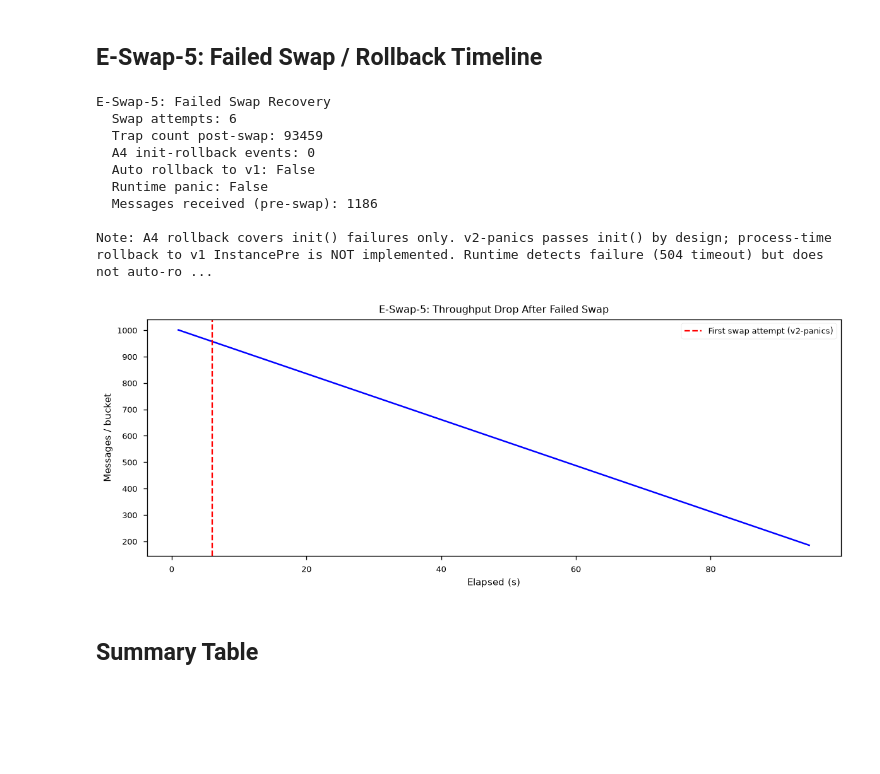
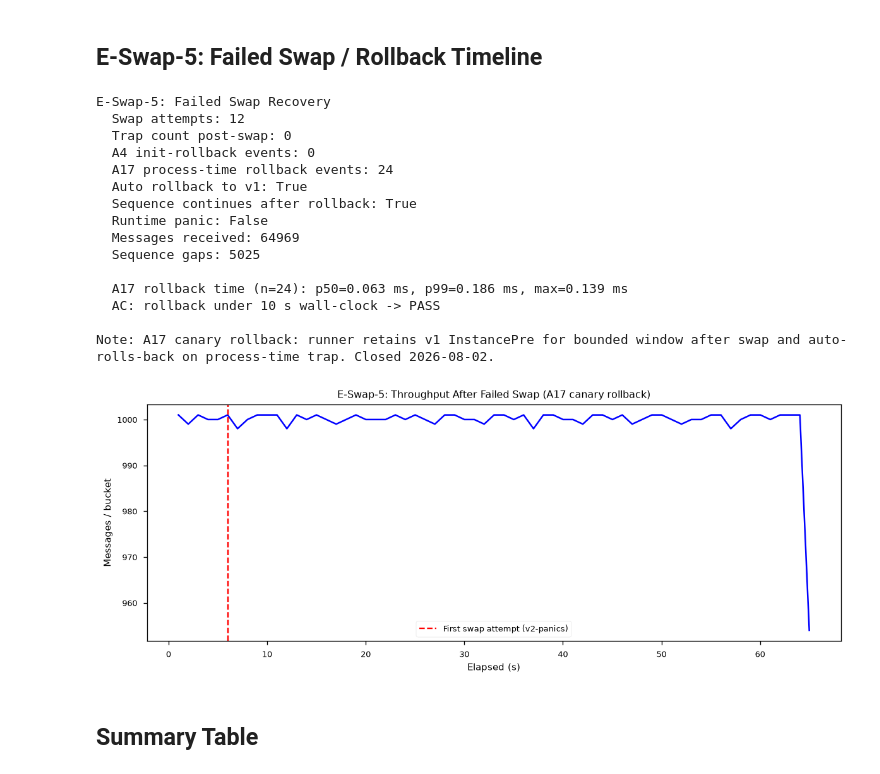
Before and after one commit to PedroKlein/wafer, a Jupyter notebook: eval/analysis/notebooks/05-hotswap-timeline.ipynb, the cells around one changed output. Cells and saved outputs as stored; diff of their text form; code cells hidden in the pictures; blank space fills up the shorter version.

Commit message:
eval(e-swap-5): re-run shakedown + regen notebook + record rollback

```diff
--- a/eval/analysis/notebooks/05-hotswap-timeline.ipynb
+++ b/eval/analysis/notebooks/05-hotswap-timeline.ipynb
@@ -250,42 +250,66 @@ with open(sd5 / 'shakedown.json') as f:
     e5_data = json.load(f)
 
 # Summary
 print('E-Swap-5: Failed Swap Recovery')
 print(f'  Swap attempts: {e5_data["swap_attempts"]}')
 print(f'  Trap count post-swap: {e5_data["trap_count_post_swap"]}')
 print(f'  A4 init-rollback events: {e5_data["a4_init_rollback_events"]}')
+print(f'  A17 process-time rollback events: {e5_data.get("a17_process_time_rollback_events", 0)}')
 print(f'  Auto rollback to v1: {e5_data["auto_rollback_to_v1"]}')
+print(f'  Sequence continues after rollback: {e5_data["sequence_continues_after_rollback"]}')
 print(f'  Runtime panic: {e5_data["runtime_panic"]}')
-print(f'  Messages received (pre-swap): {e5_data["total_received"]}')
-print(f'')
+print(f'  Messages received: {e5_data["total_received"]}')
+print(f'  Sequence gaps: {e5_data["sequence_gaps"]}')
+
+# A17 (Closed 2026-08-02): show per-event rollback times; AC threshold <10s.
+rt_ns = e5_data.get('rollback_times_ns') or []
+if rt_ns:
+    import statistics as _s
+    rt_ms = [ns / 1_000_000.0 for ns in rt_ns]
+    p50 = _s.median(rt_ms)
+    p99 = _s.quantiles(rt_ms, n=100)[98] if len(rt_ms) > 1 else rt_ms[0]
+    print()
+    print(f'  A17 rollback time (n={len(rt_ns)}): p50={p50:.3f} ms, p99={p99:.3f} ms, max={max(rt_ms):.3f} ms')
+    assert max(rt_ms) < 10_000.0, f'AC violated: rollback max {max(rt_ms):.1f} ms >= 10 s'
+    print(f'  AC: rollback under 10 s wall-clock -> PASS')
+else:
+    print()
+    print('  (no A17 rollback_time_ns samples recorded)')
+print()
 print(f'Note: {e5_data["note"]}')
 
 # Timeline visualization: messages received over time
 thr_path = sd5 / 'run-1' / 'throughput.csv'
 if thr_path.exists():
     thr_df = pd.read_csv(thr_path)
     fig, ax = plt.subplots(figsize=(10, 4))
     ax.plot(thr_df.iloc[:, 0], thr_df.iloc[:, 1], 'b-', linewidth=1.5)
     ax.axvline(6, color='red', linestyle='--', label='First swap attempt (v2-panics)')
     ax.set_xlabel('Elapsed (s)')
     ax.set_ylabel('Messages / bucket')
-    ax.set_title('E-Swap-5: Throughput Drop After Failed Swap')
+    ax.set_title('E-Swap-5: Throughput After Failed Swap (A17 canary rollback)')
     ax.legend()
     plt.tight_layout()
     plt.show()
 else:
     print('  (throughput.csv not available for visualization)')
 # %% [output]
 E-Swap-5: Failed Swap Recovery
-  Swap attempts: 6
-  Trap count post-swap: 93459
+  Swap attempts: 12
+  Trap count post-swap: 0
   A4 init-rollback events: 0
-  Auto rollback to v1: False
+  A17 process-time rollback events: 24
+  Auto rollback to v1: True
+  Sequence continues after rollback: True
   Runtime panic: False
-  Messages received (pre-swap): 1186
+  Messages received: 64969
+  Sequence gaps: 5025
 
-Note: A4 rollback covers init() failures only. v2-panics passes init() by design; process-time rollback to v1 InstancePre is NOT implemented. Runtime detects failure (504 timeout) but does not auto-ro ...
+  A17 rollback time (n=24): p50=0.063 ms, p99=0.186 ms, max=0.139 ms
+  AC: rollback under 10 s wall-clock -> PASS
+
+Note: A17 canary rollback: runner retains v1 InstancePre for bounded window after swap and auto-rolls-back on process-time trap. Closed 2026-08-02.
-[figure, old version]
+[figure, new version]
 # %% [markdown]
 ## Summary Table
 # %%
```
Also changed, not shown: parts of 1 cell of this notebook, 2 other files.
